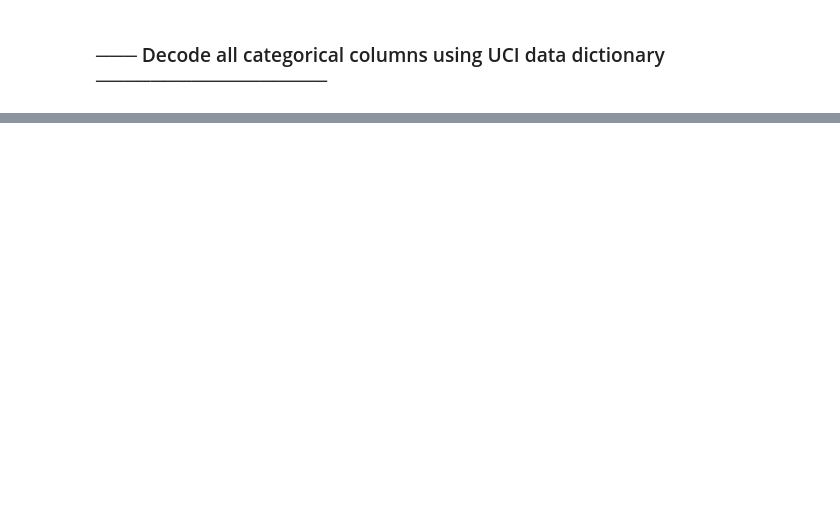
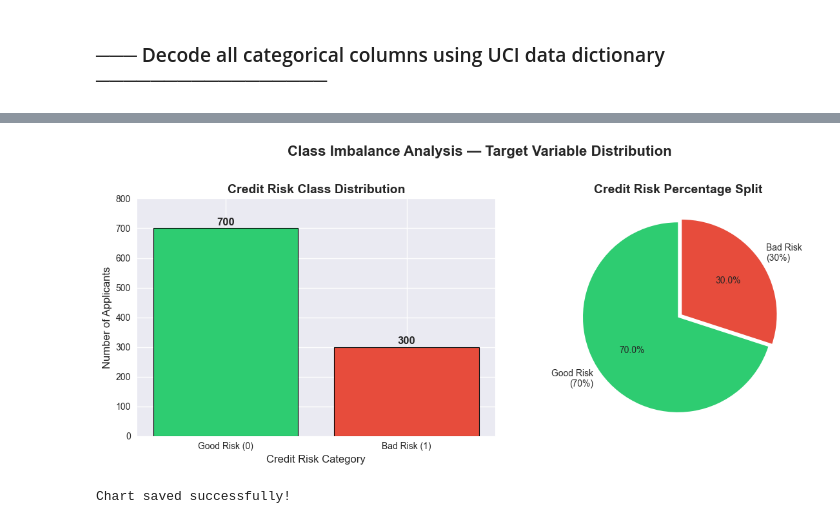
Before and after one commit to Aluka-Analysis/credit-risk-ml-system, a Jupyter notebook: notebooks/01_eda.ipynb, the cells around one changed output, grey strips where cells are left out. Drawn from its saved outputs; the diff is of its cells as text; code cells hidden in the pictures; blank space fills up the shorter version.

```diff
--- a/notebooks/01_eda.ipynb
+++ b/notebooks/01_eda.ipynb
@@ -64,0 +79,4 @@ for i, col in enumerate(df.columns):
+# %%
+print("Cleaned columns names")
+for i, col in enumerate(df.columns):
+    print(f"{i+1}: '{col}'")
@@ -64,0 +101,10 @@ for i, col in enumerate(df.columns):
+# %%
+# Striping spaces from values inside categorical columns
+categorical_cols = df.select_dtypes(include='object').columns
+for col in categorical_cols:
+    df[col] = df[col].str.strip()
+
+# Verifing raw values are clean before mapping
+print("Raw values after stripping — ready for mapping:")
+for col in categorical_cols:
+    print(f"{col}: {df[col].unique().tolist()}")
@@ -391,0 +549,35 @@ First 3 rows after decoding:
+# %%
+# ─── Figure 1: Credit Risk Class Distribution ─────────────────────────────────
+fig, axes = plt.subplots(1, 2, figsize=(12, 5))
+
+# Count plot
+category_counts = df['Category'].value_counts()
+axes[0].bar(['Good Risk (0)', 'Bad Risk (1)'],
+            category_counts.values,
+            color=['#2ecc71', '#e74c3c'],
+            edgecolor='black', linewidth=0.8)
+axes[0].set_title('Credit Risk Class Distribution', fontsize=14, fontweight='bold')
+axes[0].set_xlabel('Credit Risk Category', fontsize=12)
+axes[0].set_ylabel('Number of Applicants', fontsize=12)
+axes[0].set_ylim(0, 800)
+for i, v in enumerate(category_counts.values):
+    axes[0].text(i, v + 10, str(v), ha='center', fontweight='bold', fontsize=12)
+
+# Percentage pie chart
+axes[1].pie(category_counts.values,
+            labels=['Good Risk\n(70%)', 'Bad Risk\n(30%)'],
+            colors=["#32c26e", '#e74c3c'],
+            autopct='%1.1f%%',
+            startangle=90,
+            explode=(0, 0.05))
+axes[1].set_title('Credit Risk Percentage Split', fontsize=14, fontweight='bold')
+
+plt.suptitle('Class Imbalance Analysis — Target Variable Distribution',
+             fontsize=16, fontweight='bold', y=1.02)
+plt.tight_layout()
+plt.savefig('../data/processed/01_class_distribution.png', dpi=150, bbox_inches='tight')
+plt.show()
+print("Chart saved successfully!")
+# %% [output]
+[figure, added]
+Chart saved successfully!
```
Also changed, not shown: parts of 47 cells of this notebook, 8 other files.
